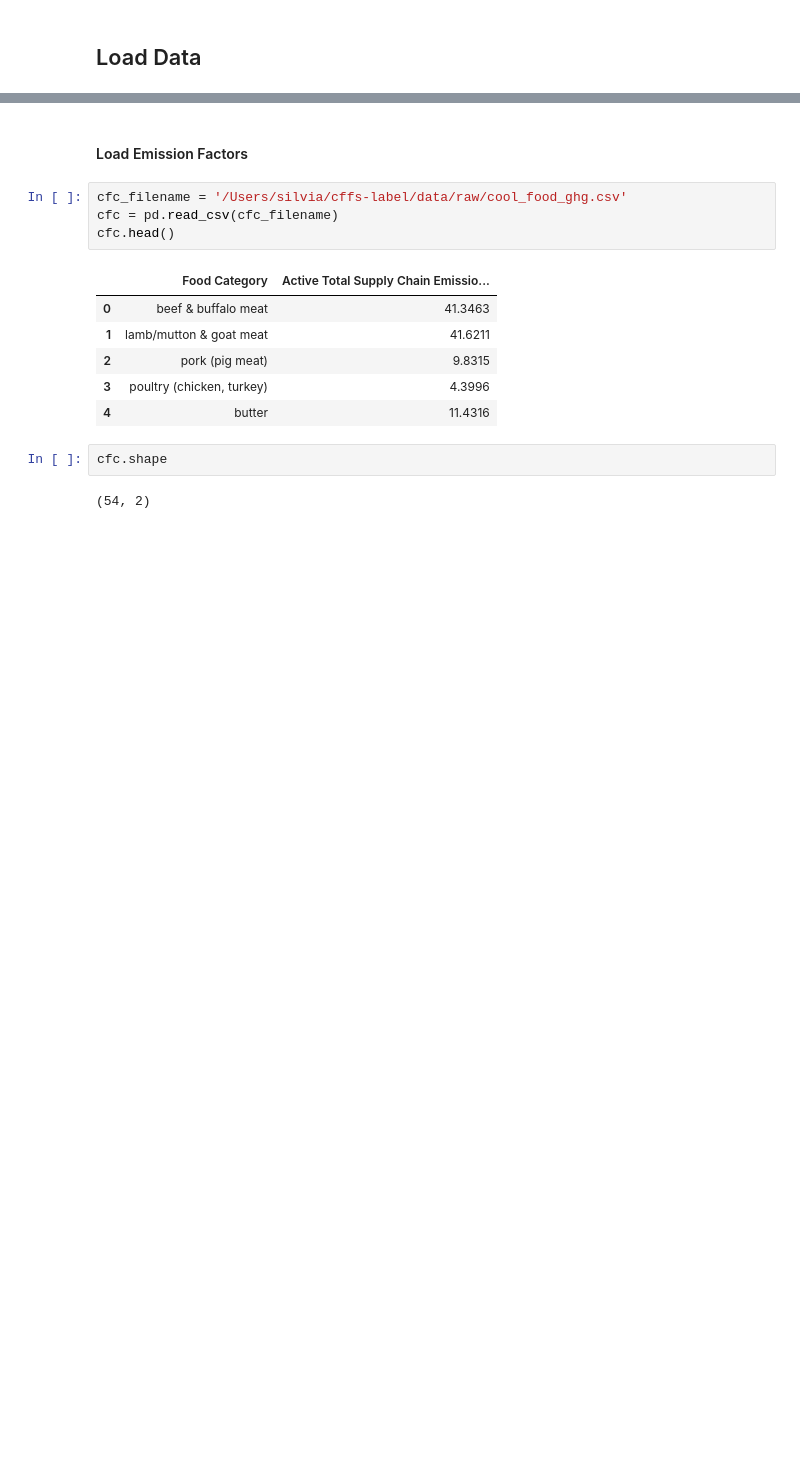
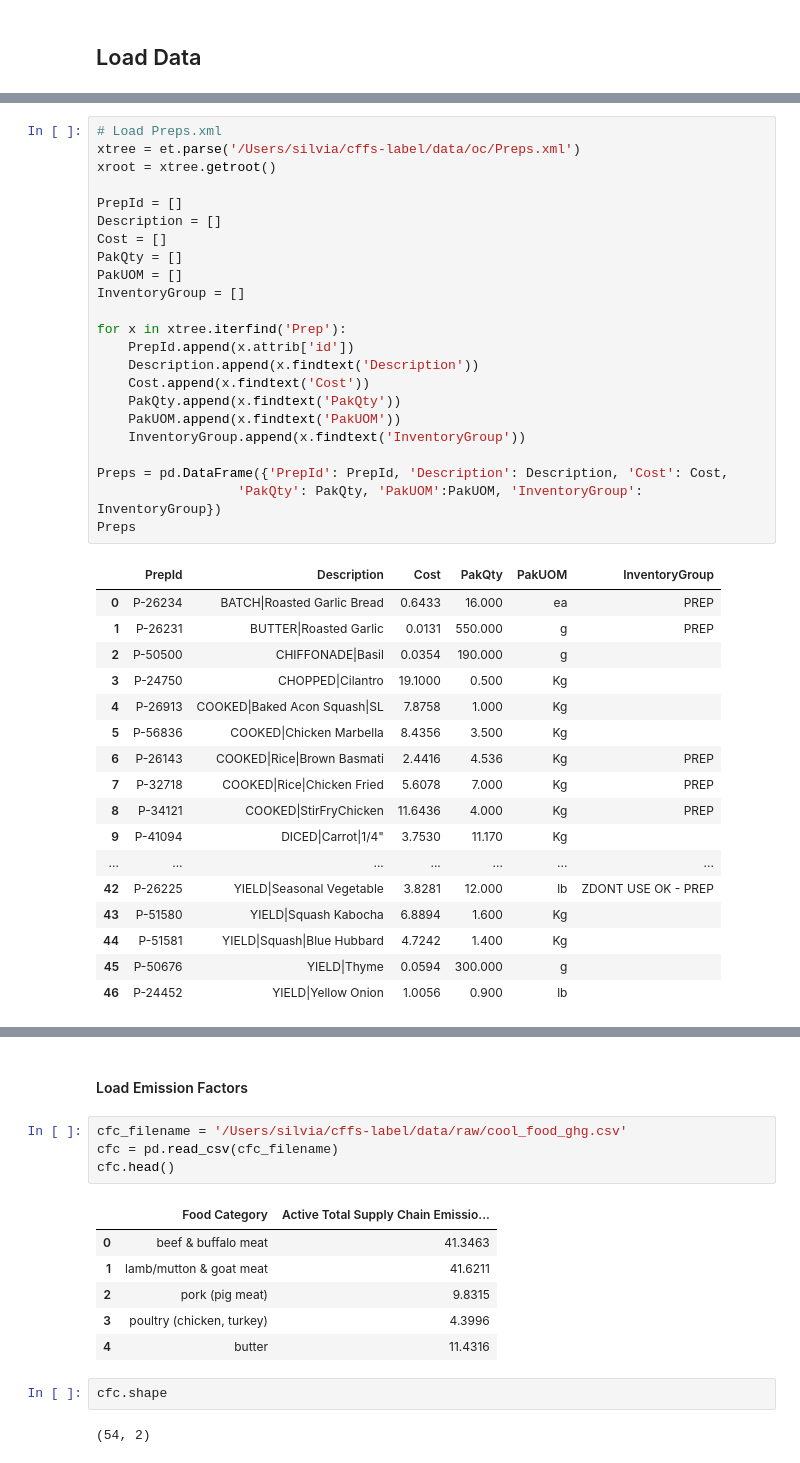
Before and after one commit to silviaaaaaaa/cffs-label, a Jupyter notebook: notebooks/ingre_analysis.ipynb, the cells around one changed output, grey strips where cells are left out. Drawn from its saved outputs; the diff is of its cells as text; blank space fills up the shorter version.

Commit message:
load recipe data

```diff
--- a/notebooks/ingre_analysis.ipynb
+++ b/notebooks/ingre_analysis.ipynb
@@ -45,0 +135,41 @@ from itertools import islice
+# %%
+# Load Preps.xml
+xtree = et.parse('/Users/silvia/cffs-label/data/oc/Preps.xml')
+xroot = xtree.getroot()
+
+PrepId = []
+Description = []
+Cost = []
+PakQty = []
+PakUOM = []
+InventoryGroup = []
+
+for x in xtree.iterfind('Prep'):
+    PrepId.append(x.attrib['id'])
+    Description.append(x.findtext('Description'))
+    Cost.append(x.findtext('Cost'))
+    PakQty.append(x.findtext('PakQty'))
+    PakUOM.append(x.findtext('PakUOM'))
+    InventoryGroup.append(x.findtext('InventoryGroup'))
+
+Preps = pd.DataFrame({'PrepId': PrepId, 'Description': Description, 'Cost': Cost,
+                  'PakQty': PakQty, 'PakUOM':PakUOM, 'InventoryGroup': InventoryGroup})
+Preps
+# %% [output]
+|  | PrepId | Description | Cost | PakQty | PakUOM | InventoryGroup |
+| 0 | P-26234 | BATCH|Roasted Garlic Bread | 0.6433 | 16.000 | ea | PREP |
+| 1 | P-26231 | BUTTER|Roasted Garlic | 0.0131 | 550.000 | g | PREP |
+| 2 | P-50500 | CHIFFONADE|Basil | 0.0354 | 190.000 | g |  |
+| 3 | P-24750 | CHOPPED|Cilantro | 19.1000 | 0.500 | Kg |  |
+| 4 | P-26913 | COOKED|Baked Acon Squash|SL | 7.8758 | 1.000 | Kg |  |
+| 5 | P-56836 | COOKED|Chicken Marbella | 8.4356 | 3.500 | Kg |  |
+| 6 | P-26143 | COOKED|Rice|Brown Basmati | 2.4416 | 4.536 | Kg | PREP |
+| 7 | P-32718 | COOKED|Rice|Chicken Fried | 5.6078 | 7.000 | Kg | PREP |
+| 8 | P-34121 | COOKED|StirFryChicken | 11.6436 | 4.000 | Kg | PREP |
+| 9 | P-41094 | DICED|Carrot|1/4" | 3.7530 | 11.170 | Kg |  |
+| ... | ... | ... | ... | ... | ... | ... |
+| 42 | P-26225 | YIELD|Seasonal Vegetable | 3.8281 | 12.000 | lb | ZDONT USE OK - PREP |
+| 43 | P-51580 | YIELD|Squash Kabocha | 6.8894 | 1.600 | Kg |  |
+| 44 | P-51581 | YIELD|Squash|Blue Hubbard | 4.7242 | 1.400 | Kg |  |
+| 45 | P-50676 | YIELD|Thyme | 0.0594 | 300.000 | g |  |
+| 46 | P-24452 | YIELD|Yellow Onion | 1.0056 | 0.900 | lb |  |
```
Also changed, not shown: parts of 8 cells of this notebook.
